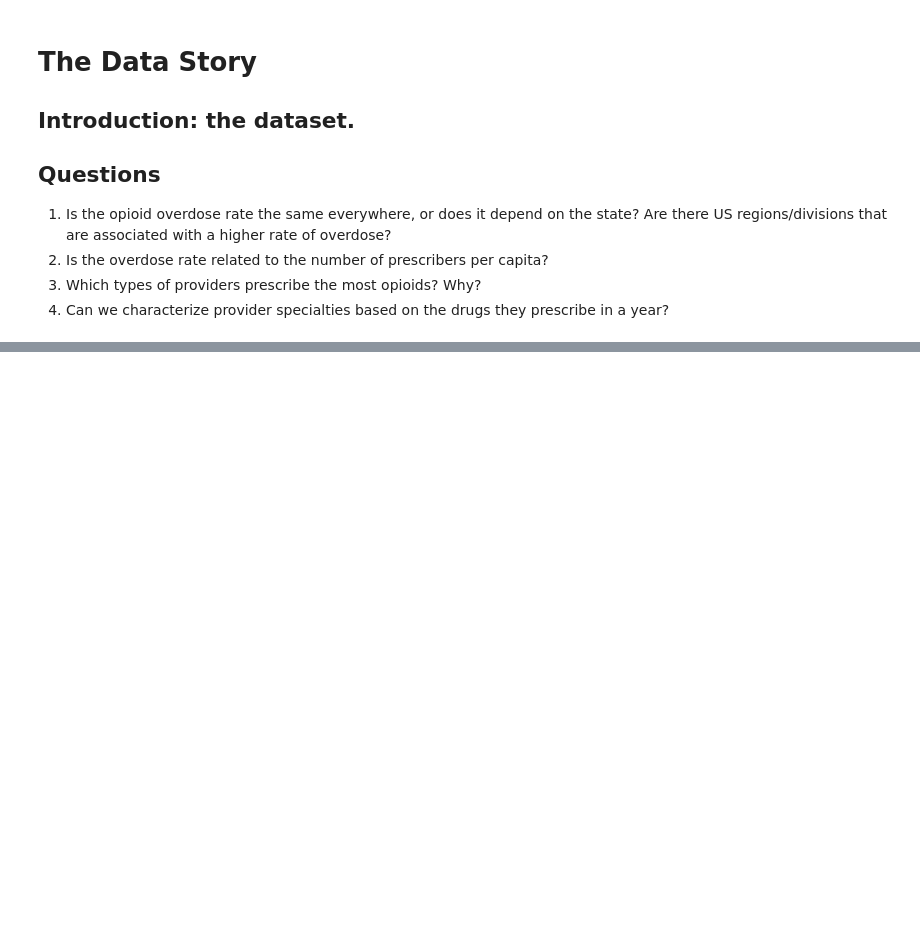
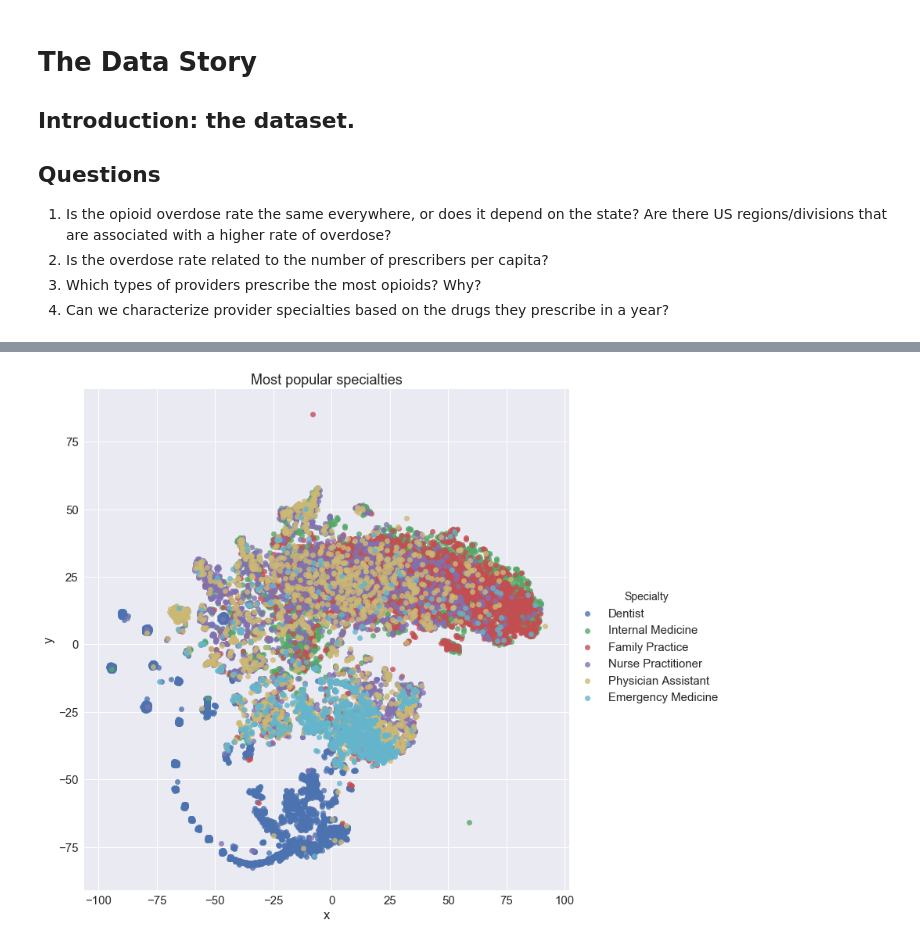
Before and after one commit to ryatchak/springboard, a Jupyter notebook: capstone1_prescriptionprediction/data_story.ipynb, the cells around one changed output, grey strips where cells are left out. Cells and saved outputs as stored; diff of their text form; code cells hidden in the pictures; blank space fills up the shorter version.

```diff
--- a/capstone1_prescriptionprediction/data_story.ipynb
+++ b/capstone1_prescriptionprediction/data_story.ipynb
@@ -47,0 +171,18 @@ overdoses['Prescribers Per Capita'] = overdoses['Prescribers']/overdoses['Popula
+# %%
+specialty_counts = prescribers.Specialty.value_counts()
+most_popular = list(specialty_counts[specialty_counts > 1000].index)
+samples = make_samples(most_popular, data_columns = tracked_drugs + ['Specialty'])
+model = TSNE(learning_rate = 500, perplexity=50)
+transformed = model.fit_transform(samples[tracked_drugs])
+xs = transformed[:,0]
+ys = transformed[:,1]
+
+trans_df = pd.DataFrame(transformed, columns = ['x', 'y'])
+trans_df = trans_df.reset_index(drop=True)
+sample_labels = samples.Specialty.reset_index(drop=True)
+trans_df= pd.concat([trans_df, sample_labels], axis=1)
+
+_ = sns.lmplot(x = 'x', y ='y', hue='Specialty', data=trans_df, fit_reg = 0, size=10, x_jitter=.5, y_jitter=.5)
+_ = plt.title('Most popular specialties')
+# %% [output]
+[figure, added]
```
Also changed, not shown: parts of 13 cells of this notebook.
